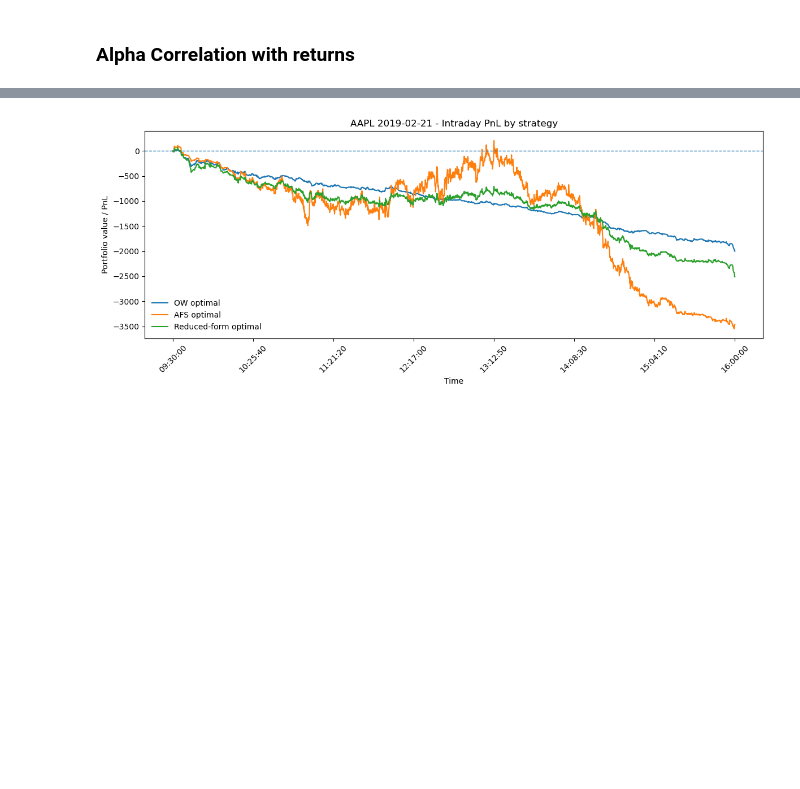
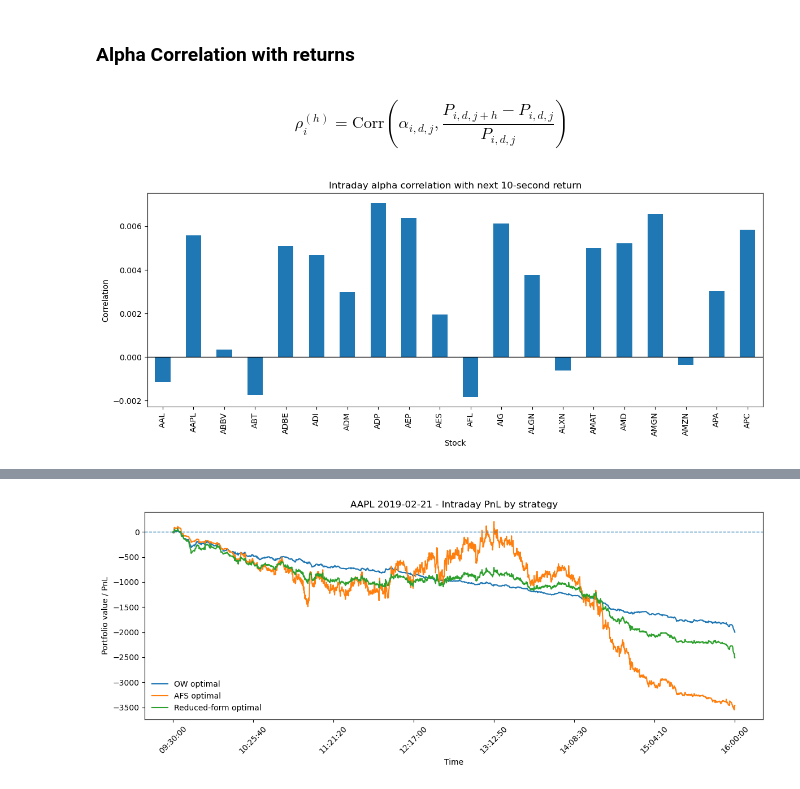
Before and after one commit to raphdlfrg/Quant_Trading_Price_Impact, a Jupyter notebook: 2_6_Performance_metrics.ipynb, the cells around one changed output, grey strips where cells are left out. Drawn from its saved outputs; the diff is of its cells as text; code cells hidden in the pictures; blank space fills up the shorter version.

```diff
--- a/2_6_Performance_metrics.ipynb
+++ b/2_6_Performance_metrics.ipynb
@@ -367,3 +347,28 @@ strategy_target_impact_dfs = {
 # **PLOTS**
 # %% [markdown]
 ### Alpha Correlation with returns
+# %% [markdown]
+$$
+\rho_i^{(h)}
+=
+\mathrm{Corr}
+\left(
+\alpha_{i,d,j},
+\frac{P_{i,d,j+h}-P_{i,d,j}}{P_{i,d,j}}
+\right)
+$$
+# %%
+alpha_corr_intraday_10s = alpha_forward_return_corr(
+    alpha_df=alpha_dfs["intraday_only"],
+    px_df=test_px_df,
+    horizon_bins=1
+)
+# %%
+# Compute alpha return correlation by stock
+
+plot_alpha_corr_by_stock(
+    alpha_corr_intraday_10s,
+    title="Intraday alpha correlation with next 10-second return"
+)
+# %% [output]
+[figure, added]
```
Also changed, not shown: parts of 7 cells of this notebook, 1 other file.
